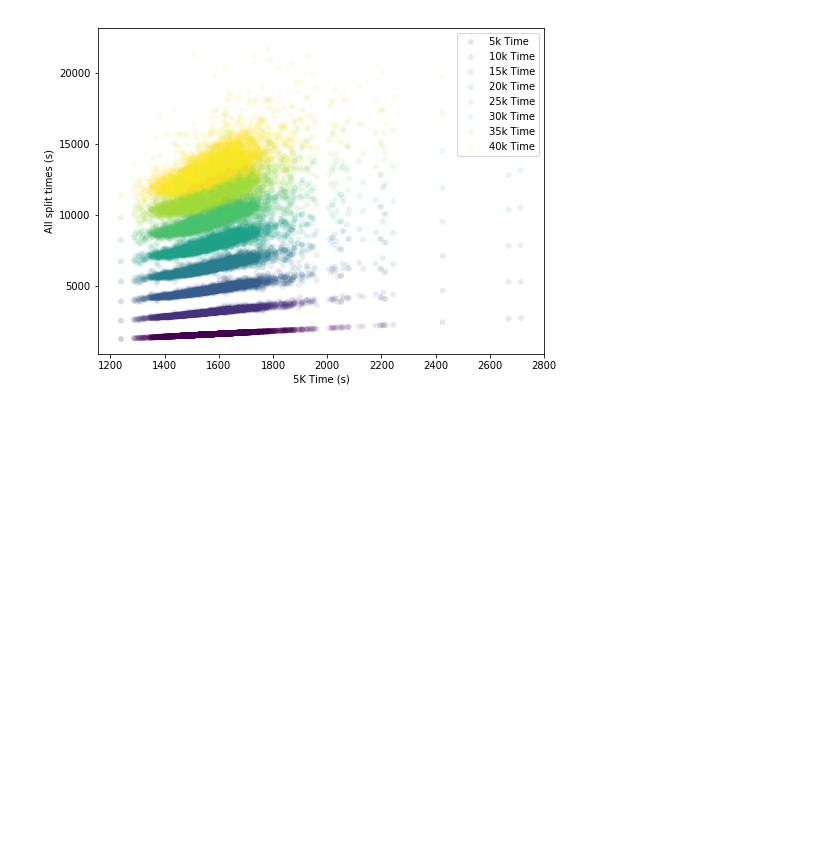
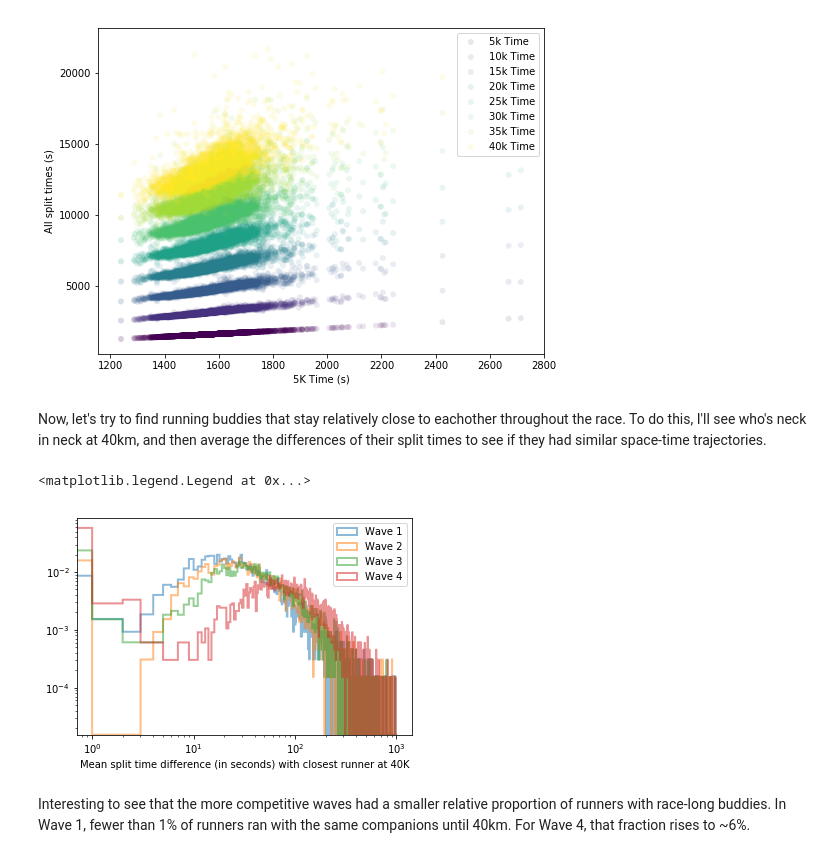
Before and after one commit to cnehrkorn/538riddler-marathon-buddies, a Jupyter notebook: MarathonBuddies_ExtraCredit.ipynb, the cells around one changed output. Cells and saved outputs as stored; diff of their text form; code cells hidden in the pictures; blank space fills up the shorter version.

Commit message:
looking at marathon buddies in boston 2015

```diff
--- a/MarathonBuddies_ExtraCredit.ipynb
+++ b/MarathonBuddies_ExtraCredit.ipynb
@@ -245,14 +161,0 @@ df.plot.scatter(x='Bib',y='Official Time_sec',alpha=0.01)
-# %%
-times=(df.loc[df['Wave']==1,'Official Time_sec']).dropna()
-times.sort_values(inplace=True)
-df_diffs = pd.DataFrame({'time':times,'before':times.diff(periods=1).abs(),'after':times.diff(periods=-1).abs()})
-df_diffs['min_delta'] = df_diffs[['before','after']].min(axis=1)
-df_diffs['max_delta'] = df_diffs[['before','after']].max(axis=1)
-df_diffs
-
-alpha=.1
-df_diffs.plot.scatter(x='time',y='min_delta',alpha=alpha,edgecolor='none')
-plt.gca().set_ylim([-1,30])
-
-df_diffs.plot.scatter(x='time',y='max_delta',alpha=alpha,edgecolor='none')
-plt.gca().set_ylim([-1,30])
@@ -283,3 +182,28 @@ ax.set_ylabel('All split times (s)')
 # %% [output]
 <matplotlib.text.Text at 0x...>
 [figure]
+# %% [markdown]
+Now, let's try to find running buddies that stay relatively close to eachother throughout the race. To do this, I'll see who's neck in neck at 40km, and then average the differences of their split times to see if they had similar space-time trajectories.
+# %%
+dists = np.linspace(start=5,stop=40,endpoint=True,num=40//5,dtype=int)
+cols = [str(d)+'K_sec' for d in dists]
+
+for wave in [1,2,3,4]:
+    df_times = (df.loc[df['Wave']==wave,cols]).dropna(how='any')
+    df_times.sort_values(by=cols[::-1],inplace=True)
+
+    df_times['before'] = df_times[cols].diff().abs().mean(axis=1,skipna=False)
+    df_times['after'] = df_times[cols].diff(periods=-1).abs().mean(axis=1,skipna=False)
+
+    df_times['closest'] = df_times[['before','after']].min(axis=1)
+    leg_txt = 'Wave %d' % wave
+    plt.hist(df_times['closest'],bins=np.linspace(0,1000,1000),
+             alpha=.5,histtype='step',linewidth=2,normed=True,log=True, label=leg_txt)
+plt.gca().set_xlabel('Mean split time difference (in seconds) with closest runner at 40K')
+plt.gca().set_xscale('log')
+plt.gca().legend()
+# %% [output]
+<matplotlib.legend.Legend at 0x...>
+[figure, added]
+# %% [markdown]
+Interesting to see that the more competitive waves had a smaller relative proportion of runners with race-long buddies. In Wave 1, fewer than 1% of runners ran with the same companions until 40km. For Wave 4, that fraction rises to ~6%.
```
Also changed, not shown: parts of 6 cells of this notebook.
